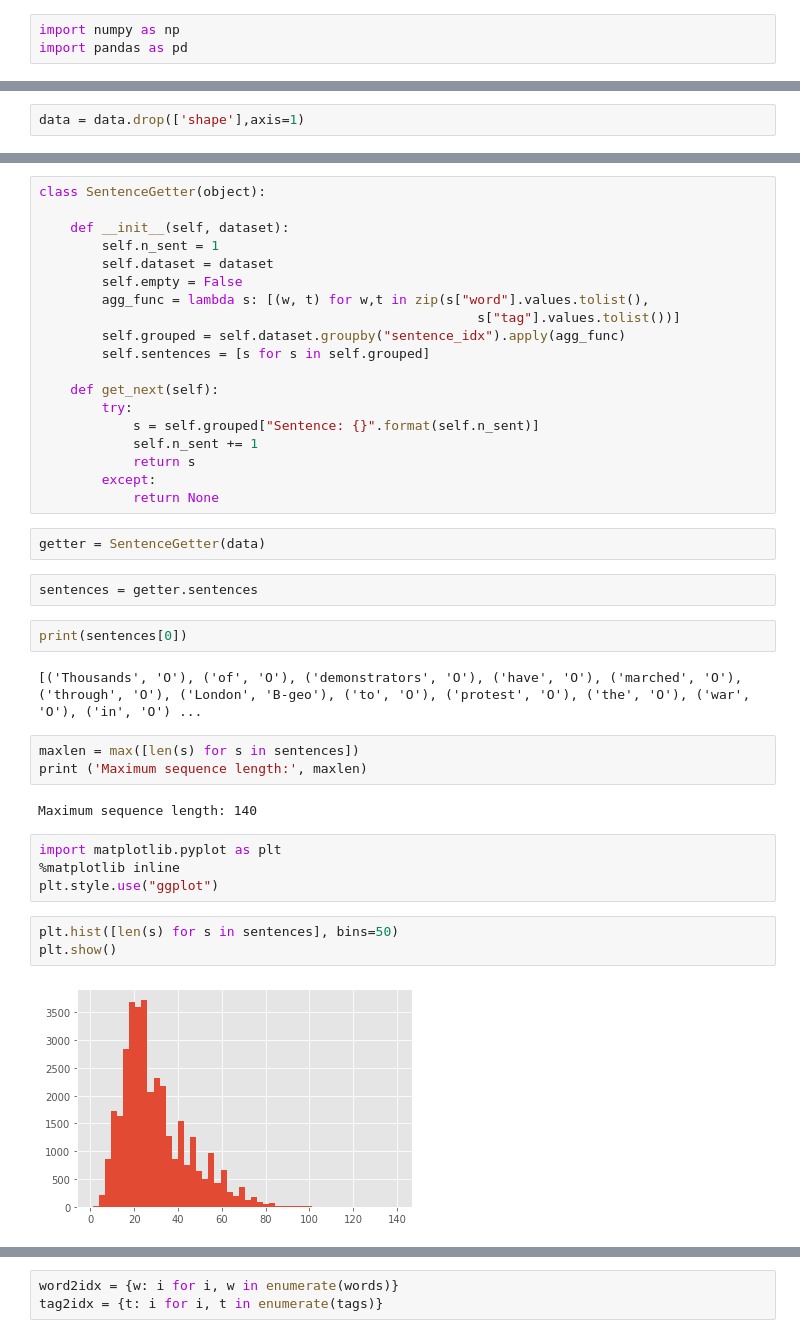
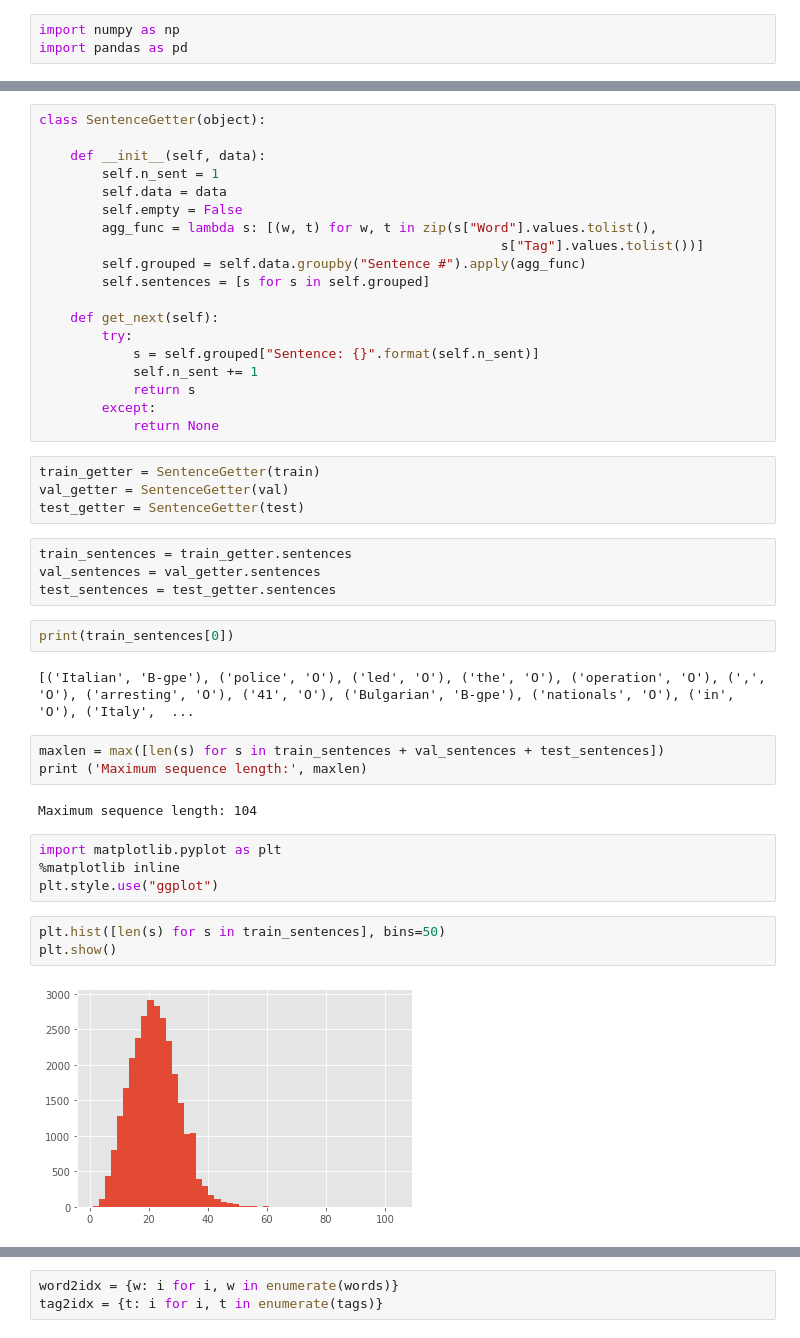
Before and after one commit to noname19871/ner_project, a Jupyter notebook: Baseline.ipynb, the cells around one changed output, grey strips where cells are left out. Drawn from its saved outputs; the diff is of its cells as text.

Commit message:
reworked baseline added split into train/val/test some fixes in bert

```diff
--- a/Baseline.ipynb
+++ b/Baseline.ipynb
@@ -43,3 +26 @@ data.head()
-# %%
-data = data.drop(['shape'],axis=1)
 # %%
@@ -54,13 +70,13 @@ data.head()
 # %%
 class SentenceGetter(object):
 
-    def __init__(self, dataset):
+    def __init__(self, data):
         self.n_sent = 1
-        self.dataset = dataset
+        self.data = data
         self.empty = False
-        agg_func = lambda s: [(w, t) for w,t in zip(s["word"].values.tolist(),
-                                                        s["tag"].values.tolist())]
-        self.grouped = self.dataset.groupby("sentence_idx").apply(agg_func)
+        agg_func = lambda s: [(w, t) for w, t in zip(s["Word"].values.tolist(),
+                                                           s["Tag"].values.tolist())]
+        self.grouped = self.data.groupby("Sentence #").apply(agg_func)
         self.sentences = [s for s in self.grouped]
 
     def get_next(self):
@@ -70,25 +86,29 @@ class SentenceGetter(object):
             return s
         except:
             return None
-# %%
-getter = SentenceGetter(data)
-# %%
-sentences = getter.sentences
+# %%
+train_getter = SentenceGetter(train)
+val_getter = SentenceGetter(val)
+test_getter = SentenceGetter(test)
+# %%
+train_sentences = train_getter.sentences
+val_sentences = val_getter.sentences
+test_sentences = test_getter.sentences
 # %%
-print(sentences[0])
+print(train_sentences[0])
 # %% [output]
-[('Thousands', 'O'), ('of', 'O'), ('demonstrators', 'O'), ('have', 'O'), ('marched', 'O'), ('through', 'O'), ('London', 'B-geo'), ('to', 'O'), ('protest', 'O'), ('the', 'O'), ('war', 'O'), ('in', 'O') ...
+[('Italian', 'B-gpe'), ('police', 'O'), ('led', 'O'), ('the', 'O'), ('operation', 'O'), (',', 'O'), ('arresting', 'O'), ('41', 'O'), ('Bulgarian', 'B-gpe'), ('nationals', 'O'), ('in', 'O'), ('Italy',  ...
 # %%
-maxlen = max([len(s) for s in sentences])
+maxlen = max([len(s) for s in train_sentences + val_sentences + test_sentences])
 print ('Maximum sequence length:', maxlen)
 # %% [output]
-Maximum sequence length: 140
+Maximum sequence length: 104
 # %%
 import matplotlib.pyplot as plt
 %matplotlib inline
 plt.style.use("ggplot")
 # %%
-plt.hist([len(s) for s in sentences], bins=50)
+plt.hist([len(s) for s in train_sentences], bins=50)
 plt.show()
 # %% [output]
-[figure, old version]
+[figure, new version]
```
Also changed, not shown: parts of 38 cells of this notebook, 2 other files.
